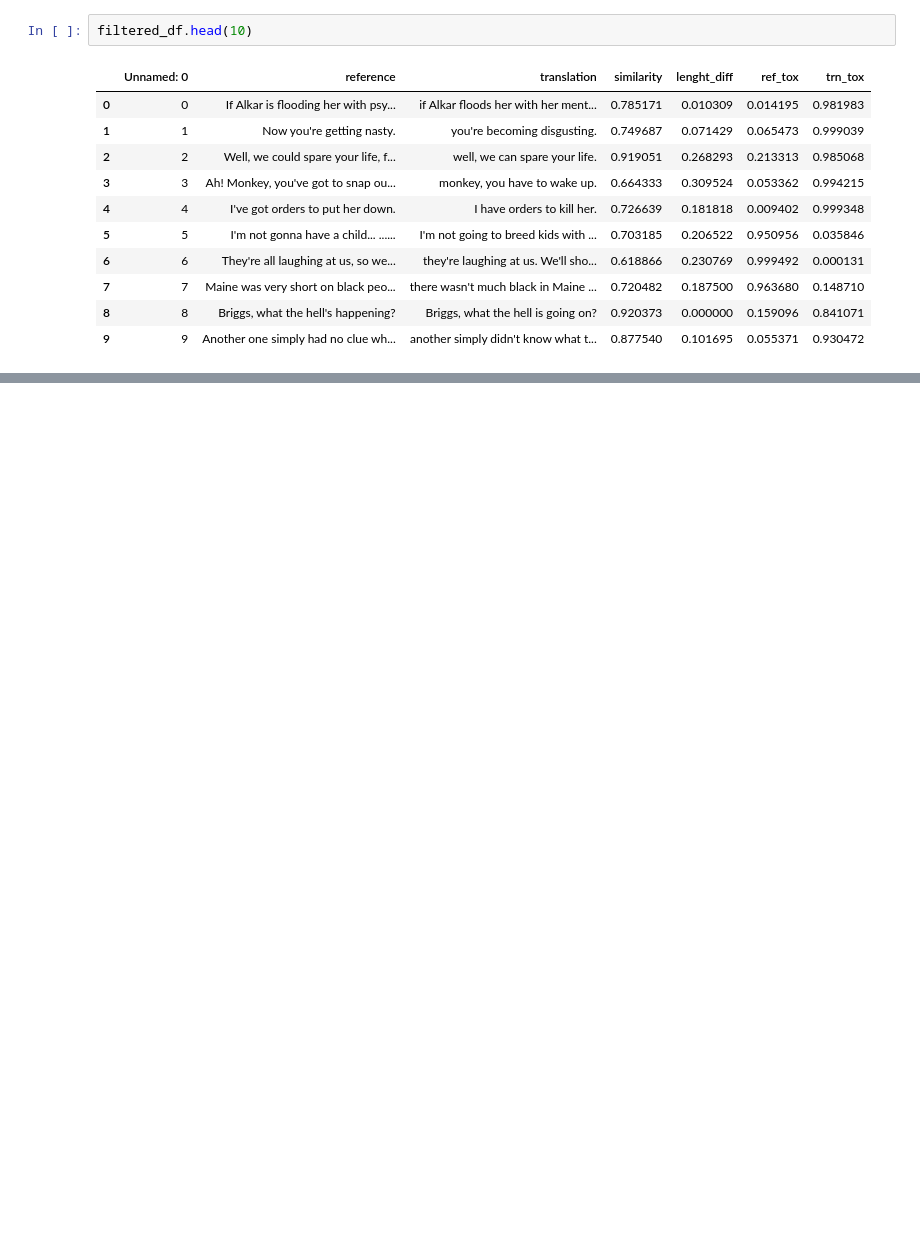
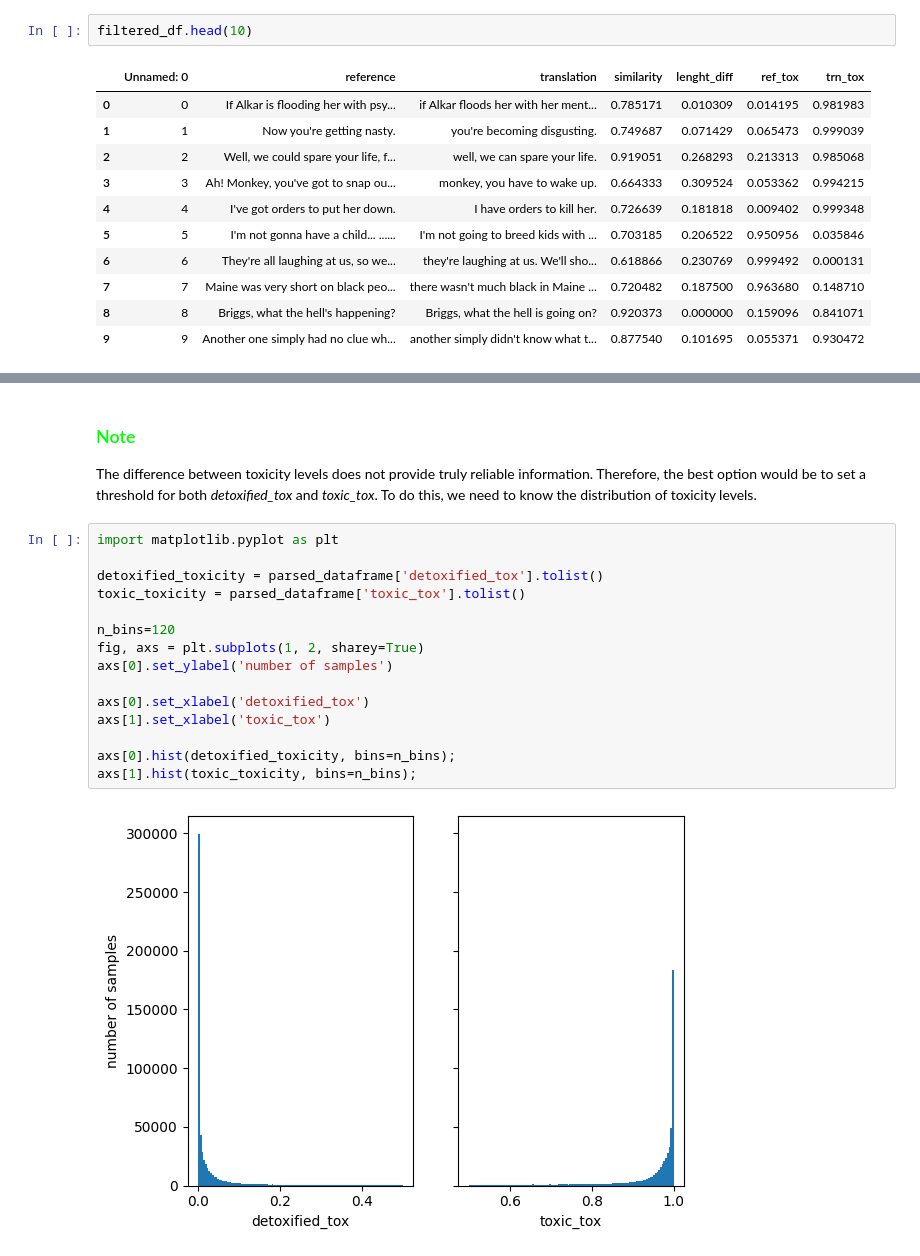
Before and after one commit to Nagim123/text-detoxification, a Jupyter notebook: notebooks/1_0_initial_data_exporation.ipynb, the cells around one changed output, grey strips where cells are left out. Drawn from its saved outputs; the diff is of its cells as text; blank space fills up the shorter version.

```diff
--- a/notebooks/1_0_initial_data_exporation.ipynb
+++ b/notebooks/1_0_initial_data_exporation.ipynb
@@ -143,0 +150,20 @@ The maximum length of text in dataset is 253 separate words
+# %% [markdown]
+### <font color='lime'>Note</font>
+The difference between toxicity levels does not provide truly reliable information. Therefore, the best option would be to set a threshold for both _detoxified_tox_ and _toxic_tox_. To do this, we need to know the distribution of toxicity levels.
+# %%
+import matplotlib.pyplot as plt
+
+detoxified_toxicity = parsed_dataframe['detoxified_tox'].tolist()
+toxic_toxicity = parsed_dataframe['toxic_tox'].tolist()
+
+n_bins=120
+fig, axs = plt.subplots(1, 2, sharey=True)
+axs[0].set_ylabel('number of samples')
+
+axs[0].set_xlabel('detoxified_tox')
+axs[1].set_xlabel('toxic_tox')
+
+axs[0].hist(detoxified_toxicity, bins=n_bins);
+axs[1].hist(toxic_toxicity, bins=n_bins);
+# %% [output]
+[figure, added]
```
Also changed, not shown: parts of 31 cells of this notebook, 5 other files.
